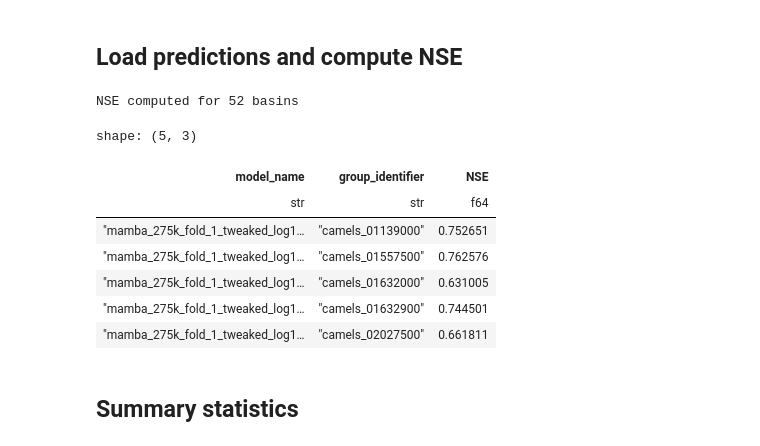
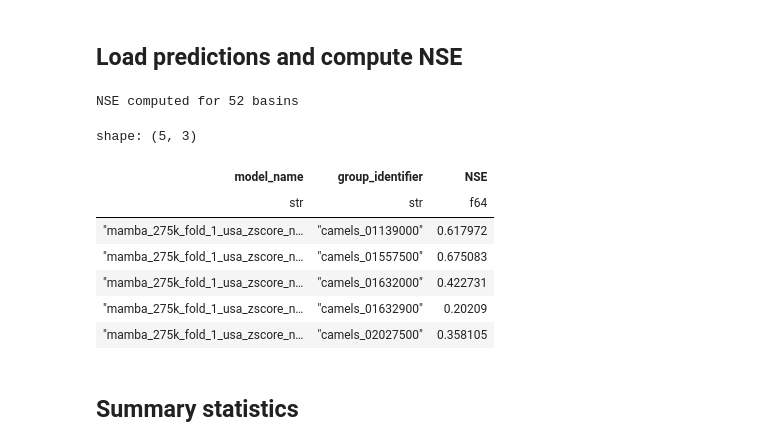
Before and after one commit to CooperBigFoot/pub-usa, a Jupyter notebook: notebooks/nse_cdf_analysis.ipynb, the cells around one changed output. Saved outputs shown, nothing was run; the diff lists cells and outputs as text; code cells hidden in the pictures.

```diff
--- a/notebooks/nse_cdf_analysis.ipynb
+++ b/notebooks/nse_cdf_analysis.ipynb
@@ -81,28 +47,28 @@ for gid in ids:
 # %%
 # Load predictions from parquet file
 calc = MetricCalculator.from_parquet(
-    "/Users/nicolaslazaro/Desktop/work/pub-usa/results/evaluation/eval_2025-11-03_071735/model_name=mamba_275k_fold_1_tweaked_log1p/seed=42/predictions.parquet"
+    "/Users/nicolaslazaro/Desktop/work/pub-usa/results/evaluation/eval_2025-11-05_141921/model_name=mamba_275k_fold_1_usa_zscore_nolog/seed=42/predictions.parquet"
 )
 
 # Compute LogNSE per basin (simulation mode, so all lead_time=1)
 metrics = calc.compute_metrics(
     metrics=["nse"],
     exclude_filled=True,  # Only real observations
     group_by=["model_name", "group_identifier"]
 )
 
 print(f"NSE computed for {metrics.height} basins")
 metrics.head()
 # %% [output]
 NSE computed for 52 basins
 shape: (5, 3)
 | model_name | group_identifier | NSE |
 | str | str | f64 |
-| "mamba_275k_fold_1_tweaked_log1… | "camels_01139000" | 0.752651 |
-| "mamba_275k_fold_1_tweaked_log1… | "camels_01557500" | 0.762576 |
-| "mamba_275k_fold_1_tweaked_log1… | "camels_01632000" | 0.631005 |
-| "mamba_275k_fold_1_tweaked_log1… | "camels_01632900" | 0.744501 |
-| "mamba_275k_fold_1_tweaked_log1… | "camels_02027500" | 0.661811 |
+| "mamba_275k_fold_1_usa_zscore_n… | "camels_01139000" | 0.617972 |
+| "mamba_275k_fold_1_usa_zscore_n… | "camels_01557500" | 0.675083 |
+| "mamba_275k_fold_1_usa_zscore_n… | "camels_01632000" | 0.422731 |
+| "mamba_275k_fold_1_usa_zscore_n… | "camels_01632900" | 0.20209 |
+| "mamba_275k_fold_1_usa_zscore_n… | "camels_02027500" | 0.358105 |
 # %% [markdown]
 ## Summary statistics
 # %%
```
Also changed, not shown: parts of 3 cells of this notebook, 3 other files.
